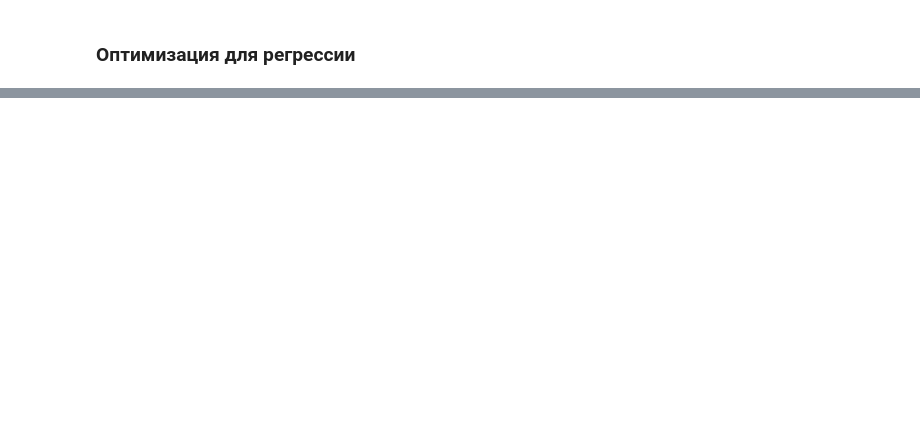
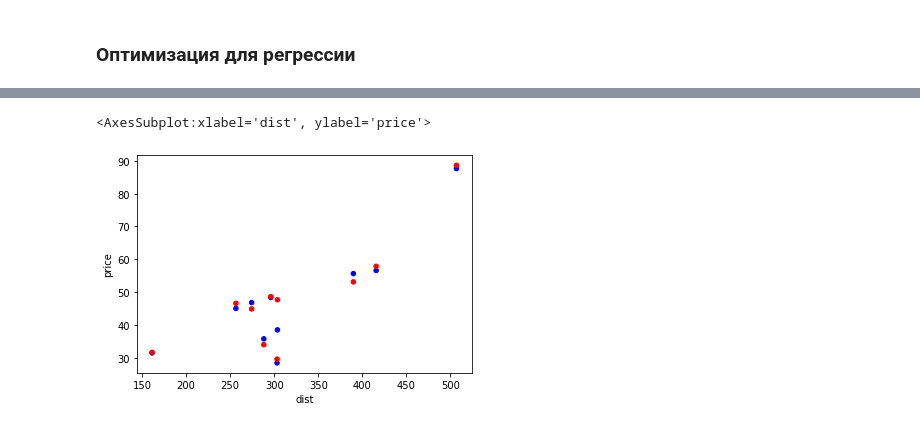
Before and after one commit to shwars/talap_ai, a Jupyter notebook: 2-DataMath/3-LinAlg/Matrices.ipynb, the cells around one changed output, grey strips where cells are left out. Cells and saved outputs as stored; diff of their text form; code cells hidden in the pictures; blank space fills up the shorter version.

```diff
--- a/2-DataMath/3-LinAlg/Matrices.ipynb
+++ b/2-DataMath/3-LinAlg/Matrices.ipynb
@@ -295,0 +430,3 @@ plt.plot(x,a*x+b,color='r')
+# %%
+res['dir'] = res.apply(lambda x : 'red' if x['origin']>x['destination'] else 'blue', axis=1)
+res
@@ -295,0 +451,5 @@ plt.plot(x,a*x+b,color='r')
+# %%
+res.plot.scatter('dist','price',c='dir')
+# %% [output]
+<AxesSubplot:xlabel='dist', ylabel='price'>
+[figure, added]
```
Also changed, not shown: parts of 56 cells of this notebook, 2 other files.
